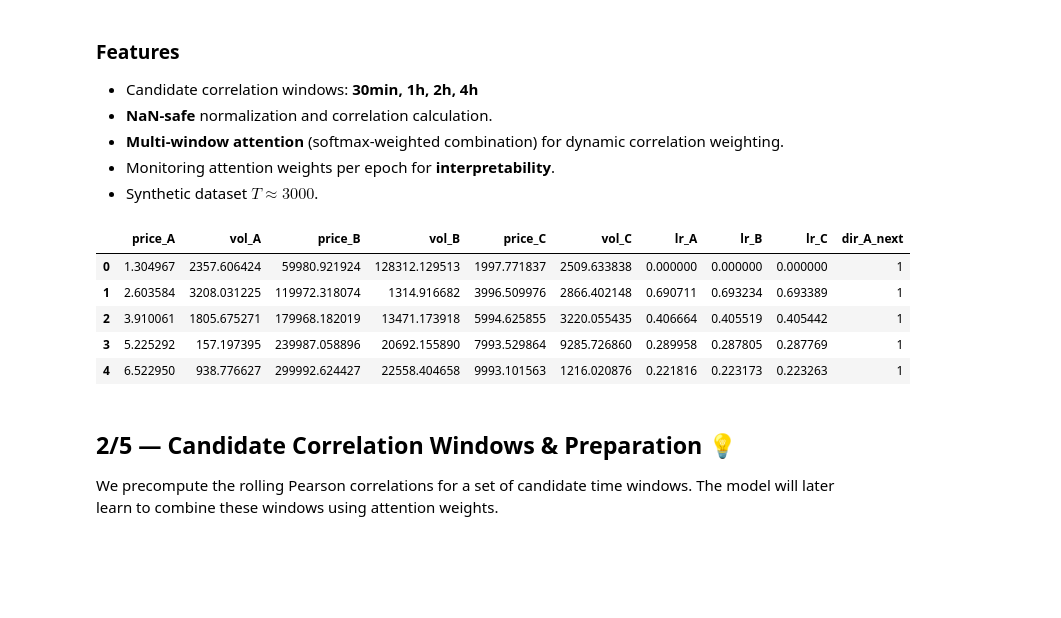
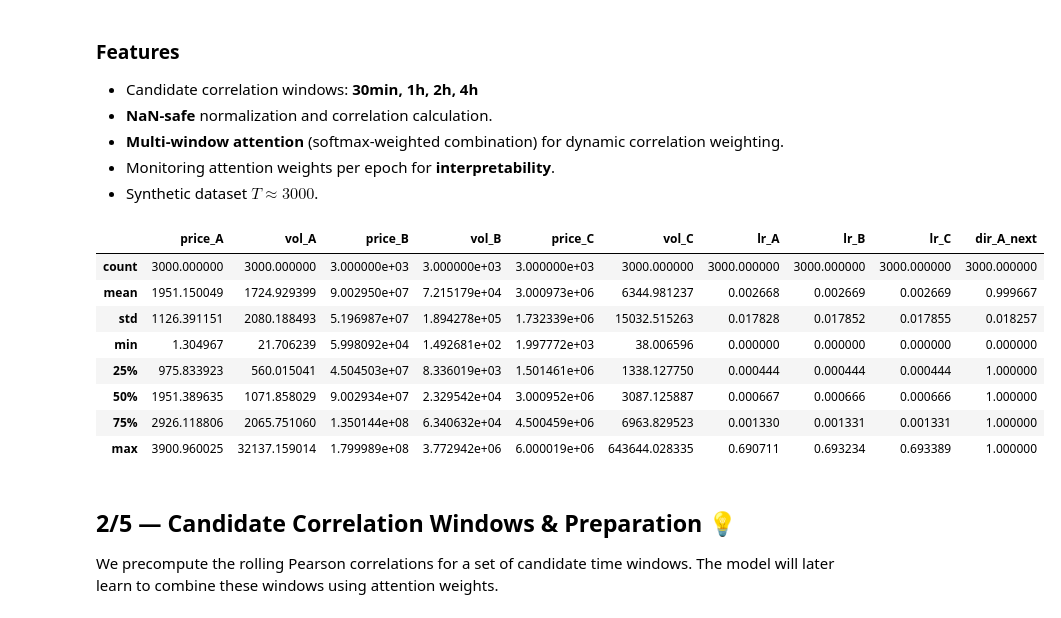
Before and after one commit to vitalii-novikov/Graph_Neural_Network_for_Market_Microstructure, a Jupyter notebook: GNN/ftGNN3.0_Synth.ipynb, the cells around one changed output. Cells and saved outputs as stored; diff of their text form; code cells hidden in the pictures; blank space fills up the shorter version.

```diff
--- a/GNN/ftGNN3.0_Synth.ipynb
+++ b/GNN/ftGNN3.0_Synth.ipynb
@@ -22,39 +22,42 @@ from pathlib import Path
 T = 3000  # number of timesteps
 
 # Generate synthetic price data
 np.random.seed(42)
 price_A = np.cumsum(np.random.randn(T) * 0.01 + 1.3)
 price_B = np.cumsum(np.random.randn(T) * 10 + 6e4)
 price_C = np.cumsum(np.random.randn(T) * 2 + 2e3)
 
 # Generate synthetic volume data (log-normal)
 vol_A = np.random.lognormal(mean=7, sigma=1.0, size=T)
 vol_B = np.random.lognormal(mean=10, sigma=1.5, size=T)
 vol_C = np.random.lognormal(mean=8, sigma=1.2, size=T)
 
 # Create DataFrame
 df = pd.DataFrame({
     'price_A': price_A, 'vol_A': vol_A,
     'price_B': price_B, 'vol_B': vol_B,
     'price_C': price_C, 'vol_C': vol_C
 })
 
 # Compute log returns for correlation calculation
 df['lr_A'] = np.log(df['price_A']).diff().fillna(0)
 df['lr_B'] = np.log(df['price_B']).diff().fillna(0)
 df['lr_C'] = np.log(df['price_C']).diff().fillna(0)
 
 # Direction label for A (target): 1 if next price > current (0 otherwise)
 df['dir_A_next'] = (df['price_A'].shift(-1) > df['price_A']).astype(int)
 
-df.head()
+df.describe()
 # %% [output]
 |  | price_A | vol_A | price_B | vol_B | price_C | vol_C | lr_A | lr_B | lr_C | dir_A_next |
-| 0 | 1.304967 | 2357.606424 | 59980.921924 | 128312.129513 | 1997.771837 | 2509.633838 | 0.000000 | 0.000000 | 0.000000 | 1 |
-| 1 | 2.603584 | 3208.031225 | 119972.318074 | 1314.916682 | 3996.509976 | 2866.402148 | 0.690711 | 0.693234 | 0.693389 | 1 |
-| 2 | 3.910061 | 1805.675271 | 179968.182019 | 13471.173918 | 5994.625855 | 3220.055435 | 0.406664 | 0.405519 | 0.405442 | 1 |
-| 3 | 5.225292 | 157.197395 | 239987.058896 | 20692.155890 | 7993.529864 | 9285.726860 | 0.289958 | 0.287805 | 0.287769 | 1 |
-| 4 | 6.522950 | 938.776627 | 299992.624427 | 22558.404658 | 9993.101563 | 1216.020876 | 0.221816 | 0.223173 | 0.223263 | 1 |
+| count | 3000.000000 | 3000.000000 | 3.000000e+03 | 3.000000e+03 | 3.000000e+03 | 3000.000000 | 3000.000000 | 3000.000000 | 3000.000000 | 3000.000000 |
+| mean | 1951.150049 | 1724.929399 | 9.002950e+07 | 7.215179e+04 | 3.000973e+06 | 6344.981237 | 0.002668 | 0.002669 | 0.002669 | 0.999667 |
+| std | 1126.391151 | 2080.188493 | 5.196987e+07 | 1.894278e+05 | 1.732339e+06 | 15032.515263 | 0.017828 | 0.017852 | 0.017855 | 0.018257 |
+| min | 1.304967 | 21.706239 | 5.998092e+04 | 1.492681e+02 | 1.997772e+03 | 38.006596 | 0.000000 | 0.000000 | 0.000000 | 0.000000 |
+| 25% | 975.833923 | 560.015041 | 4.504503e+07 | 8.336019e+03 | 1.501461e+06 | 1338.127750 | 0.000444 | 0.000444 | 0.000444 | 1.000000 |
+| 50% | 1951.389635 | 1071.858029 | 9.002934e+07 | 2.329542e+04 | 3.000952e+06 | 3087.125887 | 0.000667 | 0.000666 | 0.000666 | 1.000000 |
+| 75% | 2926.118806 | 2065.751060 | 1.350144e+08 | 6.340632e+04 | 4.500459e+06 | 6963.829523 | 0.001330 | 0.001331 | 0.001331 | 1.000000 |
+| max | 3900.960025 | 32137.159014 | 1.799989e+08 | 3.772942e+06 | 6.000019e+06 | 643644.028335 | 0.690711 | 0.693234 | 0.693389 | 1.000000 |
 # %% [markdown]
 ## 2/5 — Candidate Correlation Windows & Preparation 💡
 
```
Also changed, not shown: 7 other files.
